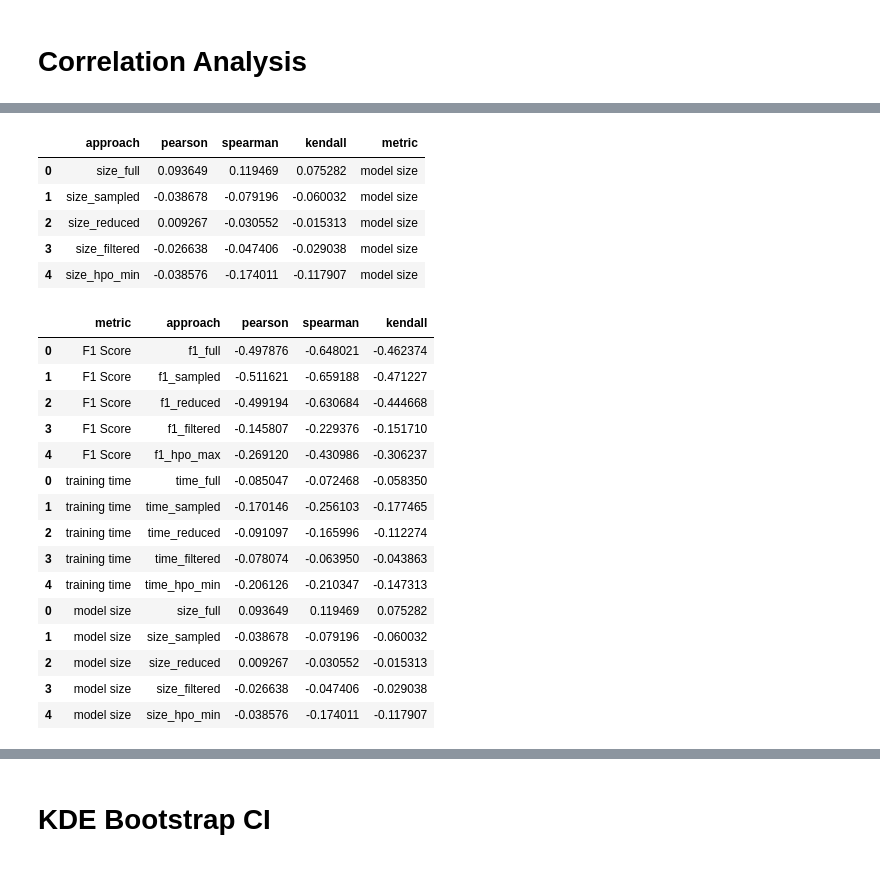
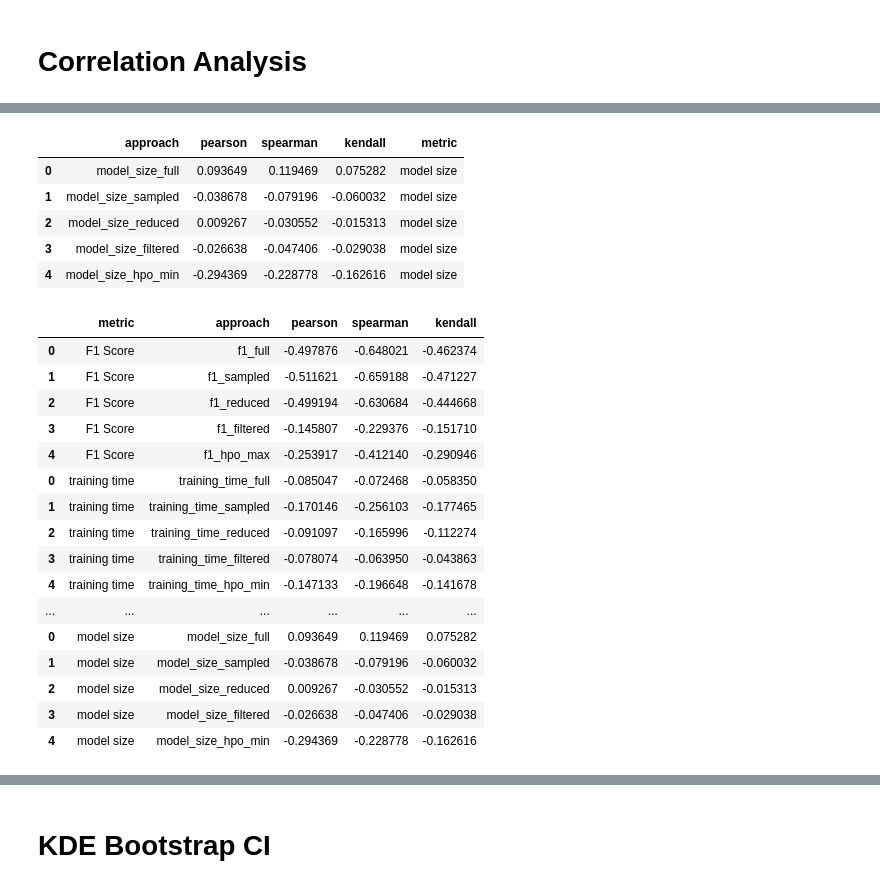
Before and after one commit to marcelovca90/ids-ml-gpu-benchmark, a Jupyter notebook: modules/evaluation/evaluator_parser.ipynb, the cells around one changed output, grey strips where cells are left out. Saved outputs shown, nothing was run; the diff lists cells and outputs as text; code cells hidden in the pictures.

```diff
--- a/modules/evaluation/evaluator_parser.ipynb
+++ b/modules/evaluation/evaluator_parser.ipynb
@@ -281,7 +303,7 @@ df_difficulty_pretty = format_and_color_columns(
     alpha=0.5
 )
 
-with open("tables/table_2.tex", "w") as f:
+with open("tables/table_3.tex", "w") as f:
     f.write(df_difficulty_pretty.to_string())
 
 df_difficulty_pretty
@@ -593,7 +585,7 @@ df_corr_all_f1
 # %%
 # Define target and metrics
 target_col = 'overall_difficulty'
-perf_cols_time = ['time_full', 'time_sampled', 'time_reduced', 'time_filtered', 'time_hpo_min']
+perf_cols_time = ['training_time_full', 'training_time_sampled', 'training_time_reduced', 'training_time_filtered', 'training_time_hpo_min']
 methods = ['pearson', 'spearman', 'kendall']
 
 # Ensure numeric types
@@ -628,0 +621,29 @@ df_corr_all_time
+# %%
+# Define target and metrics
+target_col = 'overall_difficulty'
+perf_cols_latency = ['latency_full', 'latency_sampled', 'latency_reduced', 'latency_filtered', 'latency_hpo_min']
+methods = ['pearson', 'spearman', 'kendall']
+
+# Ensure numeric types
+df_numeric = df_difficulty.copy()
+df_numeric[target_col] = df_numeric[target_col].astype(float)
+for col in perf_cols_latency:
+    df_numeric[col] = df_numeric[col].astype(float)
+
+# Compute all correlations into a dictionary
+corr_data = {}
+for method in methods:
+    corr = (
+        df_numeric[perf_cols_latency + [target_col]]
+        .corr(method=method)
+        .loc[perf_cols_latency, target_col]
+    )
+    corr_data[method] = corr
+
+# Combine into a single DataFrame
+df_corr_all_latency = pd.DataFrame(corr_data)
+df_corr_all_latency.index.name = 'approach'
+df_corr_all_latency.reset_index(inplace=True)
+df_corr_all_latency['metric'] = 'training latency'
+
+df_corr_all_latency
@@ -629,7 +657,7 @@ df_corr_all_time
 # %%
 # Define target and metrics
 target_col = 'overall_difficulty'
-perf_cols_size = ['size_full', 'size_sampled', 'size_reduced', 'size_filtered', 'size_hpo_min']
+perf_cols_size = ['model_size_full', 'model_size_sampled', 'model_size_reduced', 'model_size_filtered', 'model_size_hpo_min']
 methods = ['pearson', 'spearman', 'kendall']
 
 # Ensure numeric types
@@ -657,36 +685,37 @@ df_corr_all_size['metric'] = 'model size'
 df_corr_all_size
 # %% [output]
 |  | approach | pearson | spearman | kendall | metric |
-| 0 | size_full | 0.093649 | 0.119469 | 0.075282 | model size |
-| 1 | size_sampled | -0.038678 | -0.079196 | -0.060032 | model size |
-| 2 | size_reduced | 0.009267 | -0.030552 | -0.015313 | model size |
-| 3 | size_filtered | -0.026638 | -0.047406 | -0.029038 | model size |
-| 4 | size_hpo_min | -0.038576 | -0.174011 | -0.117907 | model size |
+| 0 | model_size_full | 0.093649 | 0.119469 | 0.075282 | model size |
+| 1 | model_size_sampled | -0.038678 | -0.079196 | -0.060032 | model size |
+| 2 | model_size_reduced | 0.009267 | -0.030552 | -0.015313 | model size |
+| 3 | model_size_filtered | -0.026638 | -0.047406 | -0.029038 | model size |
+| 4 | model_size_hpo_min | -0.294369 | -0.228778 | -0.162616 | model size |
 # %%
 col_order_corr = ['metric', 'approach', 'pearson', 'spearman', 'kendall']
 
-df_corr_all = pd.concat([df_corr_all_f1, df_corr_all_time, df_corr_all_size], axis='index')
+df_corr_all = pd.concat([df_corr_all_f1, df_corr_all_time, df_corr_all_latency, df_corr_all_size], axis='index')
 
 df_corr_all = df_corr_all[col_order_corr]
 
 df_corr_all
 # %% [output]
 |  | metric | approach | pearson | spearman | kendall |
 | 0 | F1 Score | f1_full | -0.497876 | -0.648021 | -0.462374 |
 | 1 | F1 Score | f1_sampled | -0.511621 | -0.659188 | -0.471227 |
 | 2 | F1 Score | f1_reduced | -0.499194 | -0.630684 | -0.444668 |
 | 3 | F1 Score | f1_filtered | -0.145807 | -0.229376 | -0.151710 |
-| 4 | F1 Score | f1_hpo_max | -0.269120 | -0.430986 | -0.306237 |
-| 0 | training time | time_full | -0.085047 | -0.072468 | -0.058350 |
-| 1 | training time | time_sampled | -0.170146 | -0.256103 | -0.177465 |
-| 2 | training time | time_reduced | -0.091097 | -0.165996 | -0.112274 |
-| 3 | training time | time_filtered | -0.078074 | -0.063950 | -0.043863 |
-| 4 | training time | time_hpo_min | -0.206126 | -0.210347 | -0.147313 |
-| 0 | model size | size_full | 0.093649 | 0.119469 | 0.075282 |
-| 1 | model size | size_sampled | -0.038678 | -0.079196 | -0.060032 |
-| 2 | model size | size_reduced | 0.009267 | -0.030552 | -0.015313 |
-| 3 | model size | size_filtered | -0.026638 | -0.047406 | -0.029038 |
-| 4 | model size | size_hpo_min | -0.038576 | -0.174011 | -0.117907 |
+| 4 | F1 Score | f1_hpo_max | -0.253917 | -0.412140 | -0.290946 |
+| 0 | training time | training_time_full | -0.085047 | -0.072468 | -0.058350 |
+| 1 | training time | training_time_sampled | -0.170146 | -0.256103 | -0.177465 |
+| 2 | training time | training_time_reduced | -0.091097 | -0.165996 | -0.112274 |
+| 3 | training time | training_time_filtered | -0.078074 | -0.063950 | -0.043863 |
+| 4 | training time | training_time_hpo_min | -0.147133 | -0.196648 | -0.141678 |
+| ... | ... | ... | ... | ... | ... |
+| 0 | model size | model_size_full | 0.093649 | 0.119469 | 0.075282 |
+| 1 | model size | model_size_sampled | -0.038678 | -0.079196 | -0.060032 |
+| 2 | model size | model_size_reduced | 0.009267 | -0.030552 | -0.015313 |
+| 3 | model size | model_size_filtered | -0.026638 | -0.047406 | -0.029038 |
+| 4 | model size | model_size_hpo_min | -0.294369 | -0.228778 | -0.162616 |
 # %%
 df_corr_all = format_and_color_columns(df_corr_all)
 
```
Also changed, not shown: parts of 27 cells of this notebook, 18 other files.
